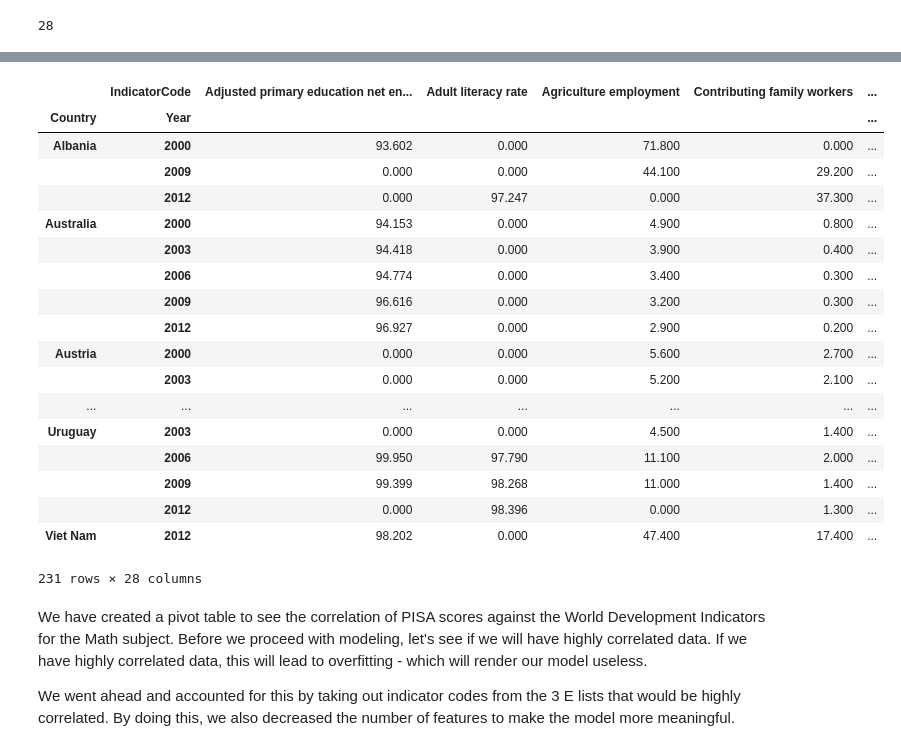
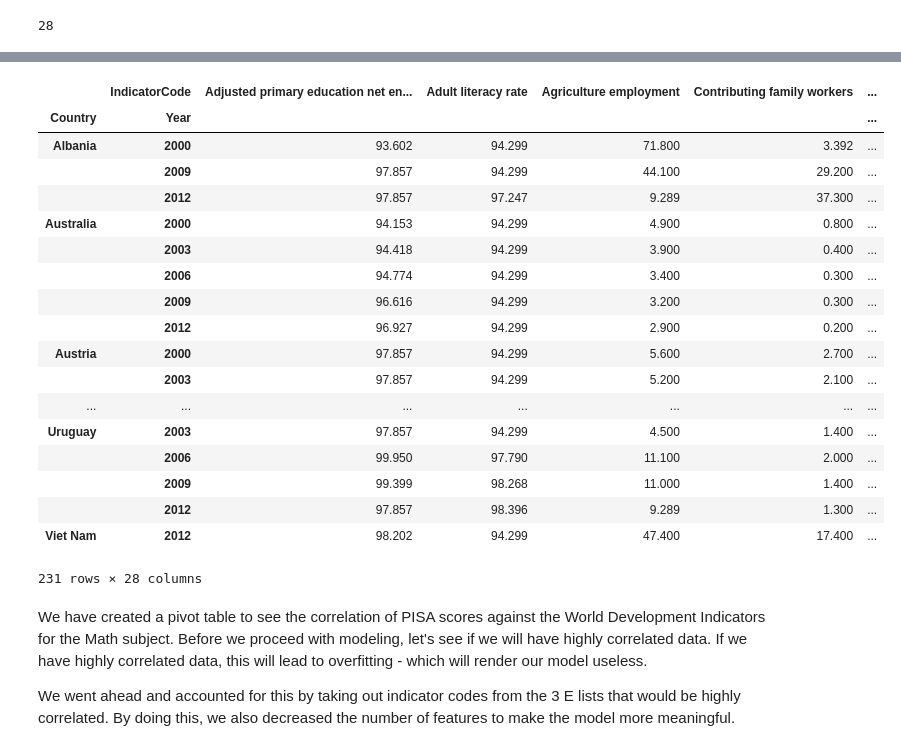
Before and after one commit to Heathocha/The-3-E-s, a Jupyter notebook: The 3 E's-Main.ipynb, the cells around one changed output, grey strips where cells are left out. Saved outputs shown, nothing was run; the diff lists cells and outputs as text; code cells hidden in the pictures.

```diff
--- a/The 3 E's-Main.ipynb
+++ b/The 3 E's-Main.ipynb
@@ -595,7 +460,7 @@ rf_education_clean['IndicatorCode'].replace({'NY.GDP.MKTP.CD':'GDP at market pri
 'SE.SEC.ENRL':'Secondary education enrollment',
 'SE.SEC.ENRL.VO':'Secondary vocational enrollment',
 'SE.SEC.NENR':'Secondary education net enrollment',
-'SE.SEC.PRIV.ZS':'Seconary education in private instituations enrollment',
+'SE.SEC.PRIV.ZS':'Secondary education in private institutions enrollment',
 'SL.AGR.EMPL.ZS':'Agriculture employment',
 'SL.EMP.MPYR.ZS':'Total employers',
 'SL.EMP.SELF.ZS':'Self-employed',
@@ -611,29 +476,31 @@ rf_education_clean['IndicatorCode'].replace({'NY.GDP.MKTP.CD':'GDP at market pri
 'SL.UEM.NEET.ZS':'Youth not in education, employment or training',
 'SL.UEM.PRIM.ZS':'Unemployment with primary education',
 'SL.UEM.SECO.ZS':'Unemployment with secondary education',
-'SL.UEM.TERT.ZS':'Unemployment with tertiary education'},inplace = True)
+'SL.UEM.TERT.ZS':'Unemployment with tertiary education',
+'SL.UEM.TOTL.ZS':'Total Unemployment'},inplace = True)
 # %%
-main_pivot = pd.pivot_table(data = rf_education_clean, index=['Country','Year'], columns='IndicatorCode', values='IndicatorCodeValue', fill_value = 0,aggfunc=np.mean)
+main_pivot = pd.pivot_table(data = rf_education_clean, index=['Country','Year'], columns='IndicatorCode', values='IndicatorCodeValue', aggfunc=np.mean)
+main_pivot.fillna(main_pivot.mean(),inplace = True)
 main_pivot
 # %% [output]
 |  | IndicatorCode | Adjusted primary education net en... | Adult literacy rate | Agriculture employment | Contributing family workers | ... |
 | Country | Year |  |  |  |  | ... |
-| Albania | 2000 | 93.602 | 0.000 | 71.800 | 0.000 | ... |
-|  | 2009 | 0.000 | 0.000 | 44.100 | 29.200 | ... |
-|  | 2012 | 0.000 | 97.247 | 0.000 | 37.300 | ... |
-| Australia | 2000 | 94.153 | 0.000 | 4.900 | 0.800 | ... |
-|  | 2003 | 94.418 | 0.000 | 3.900 | 0.400 | ... |
-|  | 2006 | 94.774 | 0.000 | 3.400 | 0.300 | ... |
-|  | 2009 | 96.616 | 0.000 | 3.200 | 0.300 | ... |
-|  | 2012 | 96.927 | 0.000 | 2.900 | 0.200 | ... |
-| Austria | 2000 | 0.000 | 0.000 | 5.600 | 2.700 | ... |
-|  | 2003 | 0.000 | 0.000 | 5.200 | 2.100 | ... |
+| Albania | 2000 | 93.602 | 94.299 | 71.800 | 3.392 | ... |
+|  | 2009 | 97.857 | 94.299 | 44.100 | 29.200 | ... |
+|  | 2012 | 97.857 | 97.247 | 9.289 | 37.300 | ... |
+| Australia | 2000 | 94.153 | 94.299 | 4.900 | 0.800 | ... |
+|  | 2003 | 94.418 | 94.299 | 3.900 | 0.400 | ... |
+|  | 2006 | 94.774 | 94.299 | 3.400 | 0.300 | ... |
+|  | 2009 | 96.616 | 94.299 | 3.200 | 0.300 | ... |
+|  | 2012 | 96.927 | 94.299 | 2.900 | 0.200 | ... |
+| Austria | 2000 | 97.857 | 94.299 | 5.600 | 2.700 | ... |
+|  | 2003 | 97.857 | 94.299 | 5.200 | 2.100 | ... |
 | ... | ... | ... | ... | ... | ... | ... |
-| Uruguay | 2003 | 0.000 | 0.000 | 4.500 | 1.400 | ... |
+| Uruguay | 2003 | 97.857 | 94.299 | 4.500 | 1.400 | ... |
 |  | 2006 | 99.950 | 97.790 | 11.100 | 2.000 | ... |
 |  | 2009 | 99.399 | 98.268 | 11.000 | 1.400 | ... |
-|  | 2012 | 0.000 | 98.396 | 0.000 | 1.300 | ... |
-| Viet Nam | 2012 | 98.202 | 0.000 | 47.400 | 17.400 | ... |
+|  | 2012 | 97.857 | 98.396 | 9.289 | 1.300 | ... |
+| Viet Nam | 2012 | 98.202 | 94.299 | 47.400 | 17.400 | ... |
 231 rows × 28 columns
 # %% [markdown]
 We have created a pivot table to see the correlation of PISA scores against the World Development Indicators for the Math subject.  Before we proceed with modeling, let's see if we will have highly correlated data.  If we have highly correlated data, this will lead to overfitting - which will render our model useless.
```
Also changed, not shown: parts of 61 cells of this notebook.
